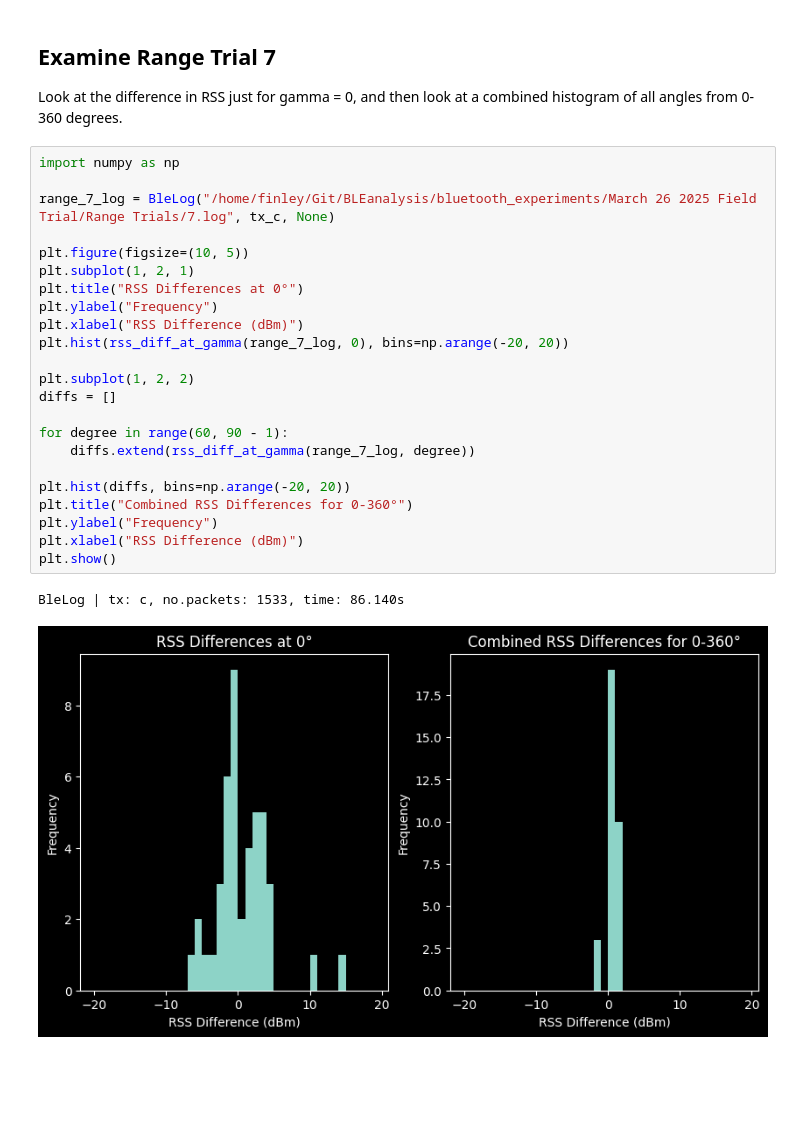
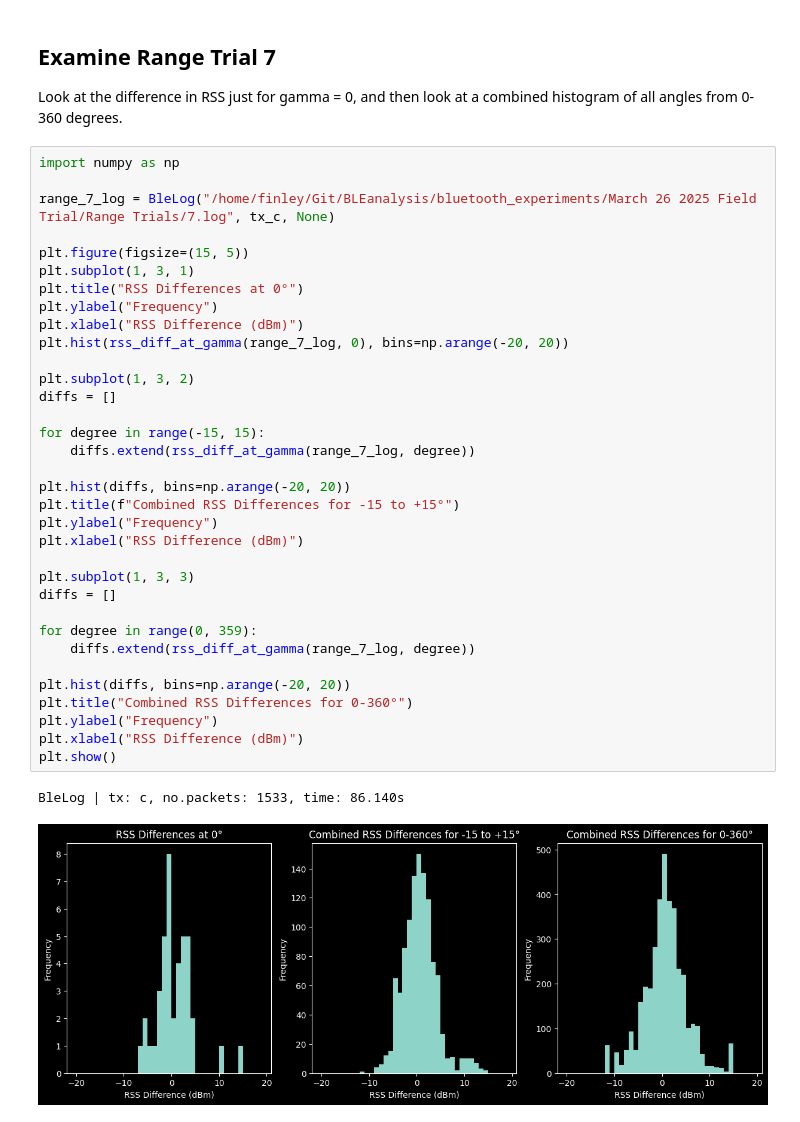
Before and after one commit to SheffieldMLtracking/BLEanalysis, a Jupyter notebook: jupyter/Finley/RSS Differences.ipynb, the cells around one changed output. Saved outputs shown, nothing was run; the diff lists cells and outputs as text; blank space fills up the shorter version.

```diff
--- a/jupyter/Finley/RSS Differences.ipynb
+++ b/jupyter/Finley/RSS Differences.ipynb
@@ -30,26 +30,37 @@ Look at the difference in RSS just for gamma = 0, and then look at a combined hi
 # %%
 import numpy as np
 
 range_7_log = BleLog("/home/finley/Git/BLEanalysis/bluetooth_experiments/March 26 2025 Field Trial/Range Trials/7.log", tx_c, None)
 
-plt.figure(figsize=(10, 5))
-plt.subplot(1, 2, 1)
+plt.figure(figsize=(15, 5))
+plt.subplot(1, 3, 1)
 plt.title("RSS Differences at 0°")
 plt.ylabel("Frequency")
 plt.xlabel("RSS Difference (dBm)")
 plt.hist(rss_diff_at_gamma(range_7_log, 0), bins=np.arange(-20, 20))
 
-plt.subplot(1, 2, 2)
+plt.subplot(1, 3, 2)
 diffs = []
 
-for degree in range(60, 90 - 1):
+for degree in range(-15, 15):
+    diffs.extend(rss_diff_at_gamma(range_7_log, degree))
+
+plt.hist(diffs, bins=np.arange(-20, 20))
+plt.title(f"Combined RSS Differences for -15 to +15°")
+plt.ylabel("Frequency")
+plt.xlabel("RSS Difference (dBm)")
+
+plt.subplot(1, 3, 3)
+diffs = []
+
+for degree in range(0, 359):
     diffs.extend(rss_diff_at_gamma(range_7_log, degree))
 
 plt.hist(diffs, bins=np.arange(-20, 20))
 plt.title("Combined RSS Differences for 0-360°")
 plt.ylabel("Frequency")
 plt.xlabel("RSS Difference (dBm)")
 plt.show()
 # %% [output]
 BleLog | tx: c, no.packets: 1533, time: 86.140s
-[figure, old version]
+[figure, new version]
```
Also changed, not shown: parts of 18 cells of this notebook.
